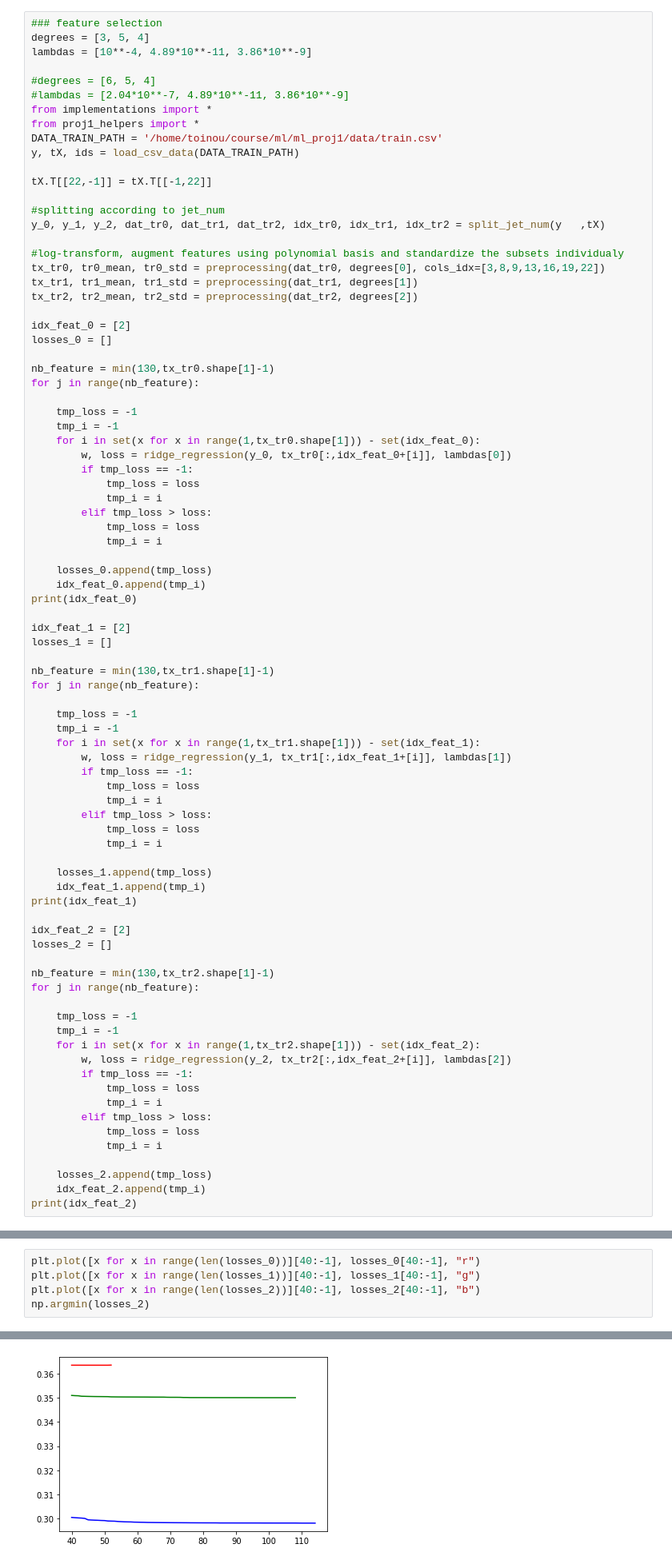
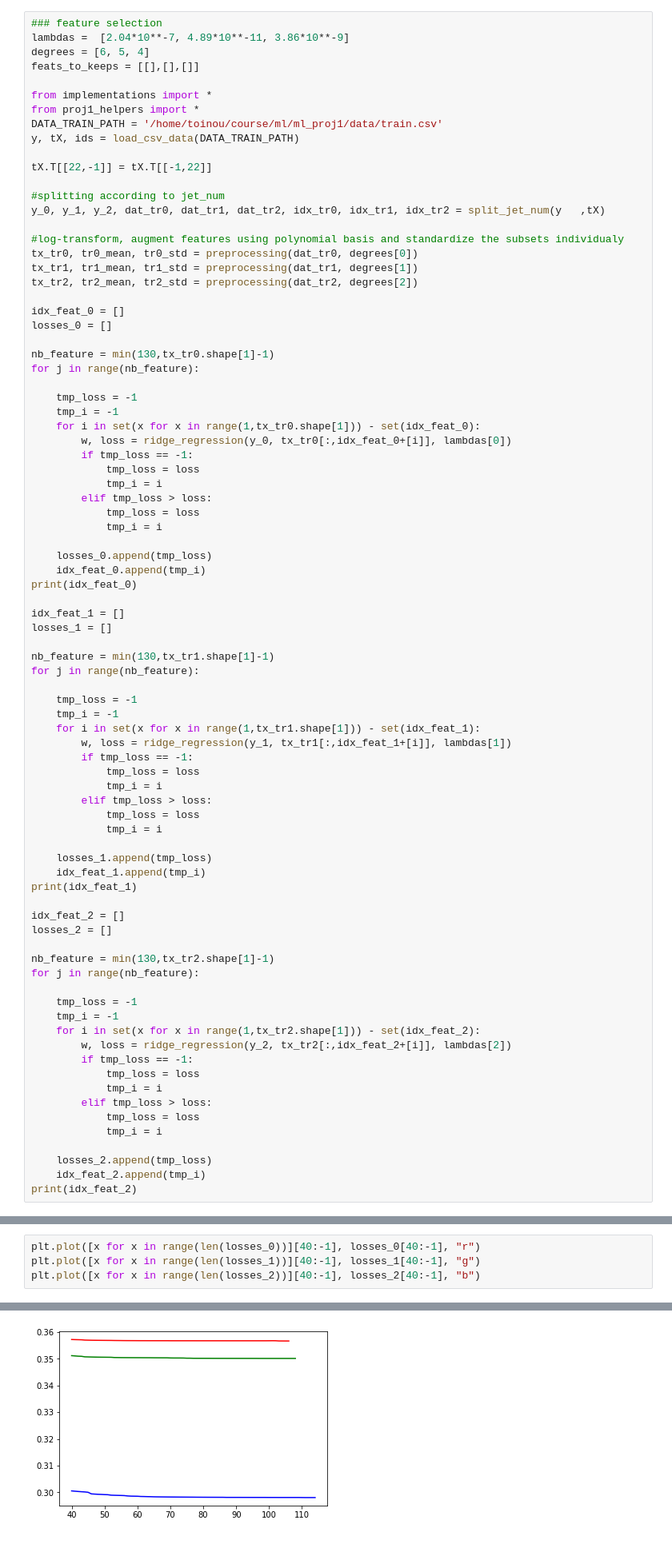
Before and after one commit to madtoinou/CS-433_HBozonClass, a Jupyter notebook: scripts/project1.ipynb, the cells around one changed output, grey strips where cells are left out. Shown at 80% size. Cells and saved outputs as stored; diff of their text form.

```diff
--- a/scripts/project1.ipynb
+++ b/scripts/project1.ipynb
@@ -506,11 +506,10 @@ print(lambdas[np.argmin(rmse_te_2_opt)])
 1.5848931924611109e-16
 # %%
 ### feature selection
-degrees = [3, 5, 4]
-lambdas = [10**-4, 4.89*10**-11, 3.86*10**-9]
+lambdas =  [2.04*10**-7, 4.89*10**-11, 3.86*10**-9]
+degrees = [6, 5, 4]
+feats_to_keeps = [[],[],[]]
 
-#degrees = [6, 5, 4]
-#lambdas = [2.04*10**-7, 4.89*10**-11, 3.86*10**-9]
 from implementations import *
 from proj1_helpers import *
 DATA_TRAIN_PATH = '/home/toinou/course/ml/ml_proj1/data/train.csv'
@@ -522,11 +521,11 @@ tX.T[[22,-1]] = tX.T[[-1,22]]
 y_0, y_1, y_2, dat_tr0, dat_tr1, dat_tr2, idx_tr0, idx_tr1, idx_tr2 = split_jet_num(y   ,tX)
 
 #log-transform, augment features using polynomial basis and standardize the subsets individualy
-tx_tr0, tr0_mean, tr0_std = preprocessing(dat_tr0, degrees[0], cols_idx=[3,8,9,13,16,19,22])
+tx_tr0, tr0_mean, tr0_std = preprocessing(dat_tr0, degrees[0])
 tx_tr1, tr1_mean, tr1_std = preprocessing(dat_tr1, degrees[1])
 tx_tr2, tr2_mean, tr2_std = preprocessing(dat_tr2, degrees[2])
 
-idx_feat_0 = [2]
+idx_feat_0 = []
 losses_0 = []
 
 nb_feature = min(130,tx_tr0.shape[1]-1)
@@ -547,7 +546,7 @@ for j in range(nb_feature):
     idx_feat_0.append(tmp_i)
 print(idx_feat_0)
 
-idx_feat_1 = [2]
+idx_feat_1 = []
 losses_1 = []
 
 nb_feature = min(130,tx_tr1.shape[1]-1)
@@ -568,7 +567,7 @@ for j in range(nb_feature):
     idx_feat_1.append(tmp_i)
 print(idx_feat_1)
 
-idx_feat_2 = [2]
+idx_feat_2 = []
 losses_2 = []
 
 nb_feature = min(130,tx_tr2.shape[1]-1)
@@ -599,5 +595,4 @@ print(idx_feat_2)
 plt.plot([x for x in range(len(losses_0))][40:-1], losses_0[40:-1], "r")
 plt.plot([x for x in range(len(losses_1))][40:-1], losses_1[40:-1], "g")
 plt.plot([x for x in range(len(losses_2))][40:-1], losses_2[40:-1], "b")
-np.argmin(losses_2)
 # %% [output]
@@ -605,4 +600,4 @@ np.argmin(losses_2)
-[figure, old version]
+[figure, new version]
 # %%
 #en degree 1, 1, 1 (ridge)
 a = [0, 2, 10, 16, 3, 5, 8, 7, 9, 18, 6, 13, 17, 14, 15, 11, 12, 4, 1]
```
Also changed, not shown: parts of 8 cells of this notebook, 2 other files.
